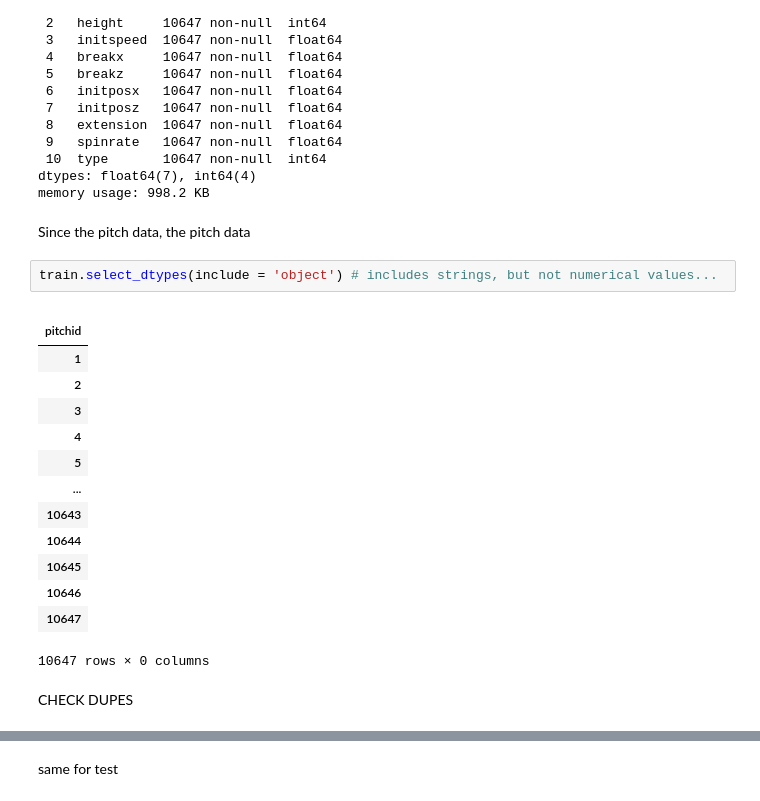
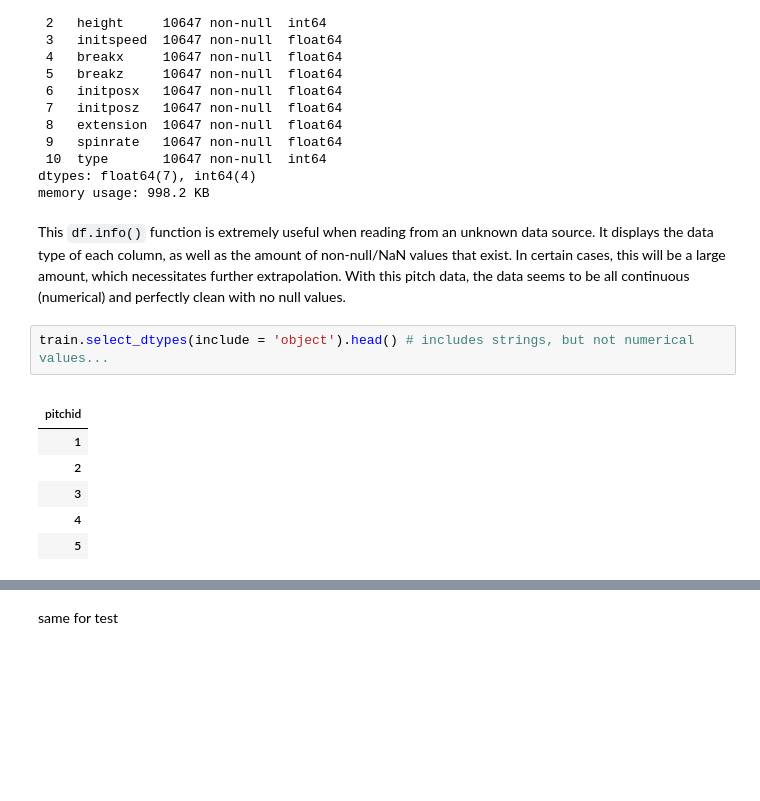
Before and after one commit to reetyf/yankees, a Jupyter notebook: Hailey_Weinschenk_QA_Associate_Questionnaire.ipynb, the cells around one changed output, grey strips where cells are left out. Cells and saved outputs as stored; diff of their text form; blank space fills up the shorter version.

```diff
--- a/Hailey_Weinschenk_QA_Associate_Questionnaire.ipynb
+++ b/Hailey_Weinschenk_QA_Associate_Questionnaire.ipynb
@@ -67,24 +93,15 @@ Data columns (total 11 columns):
  10  type       10647 non-null  int64
 dtypes: float64(7), int64(4)
 memory usage: 998.2 KB
-# %% [markdown]
-Since the pitch data, the pitch data
+# %% [markdown]
+This `df.info()` function is extremely useful when reading from an unknown data source. It displays the data type of each column, as well as the amount of non-null/NaN values that exist. In certain cases, this will be a large amount, which necessitates further extrapolation. With this pitch data, the data seems to be all continuous (numerical) and perfectly clean with no null values.
 # %%
-train.select_dtypes(include = 'object') # includes strings, but not numerical values...
+train.select_dtypes(include = 'object').head() # includes strings, but not numerical values...
 # %% [output]
 |  |
 | pitchid |
 | 1 |
 | 2 |
 | 3 |
 | 4 |
 | 5 |
-| ... |
-| 10643 |
-| 10644 |
-| 10645 |
-| 10646 |
-| 10647 |
-10647 rows × 0 columns
-# %% [markdown]
-CHECK DUPES
```
Also changed, not shown: parts of 65 cells of this notebook.
